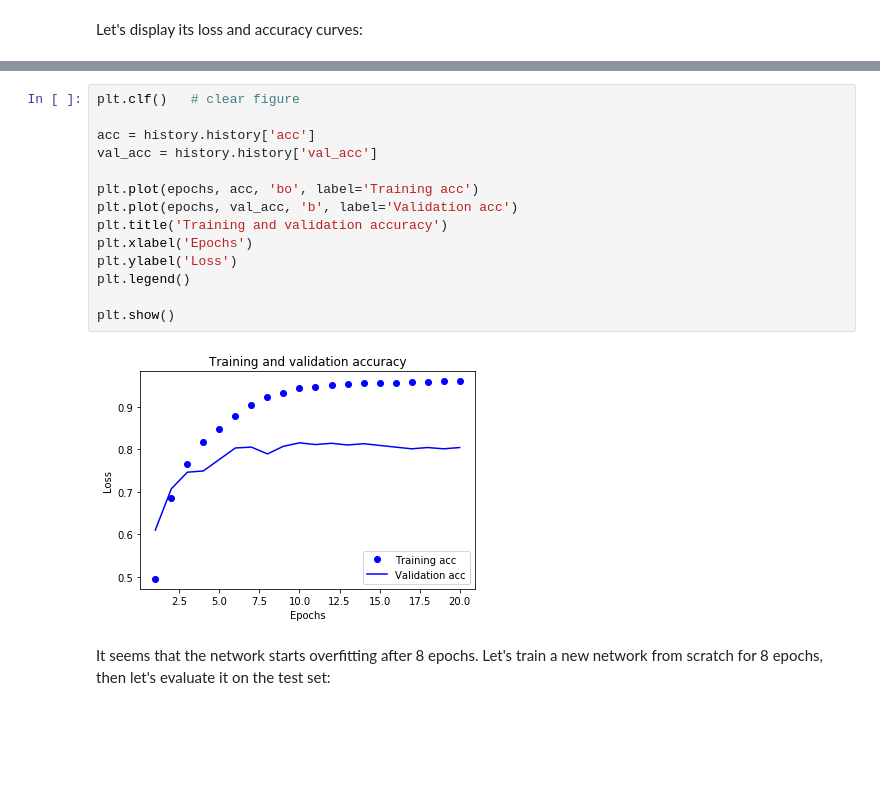
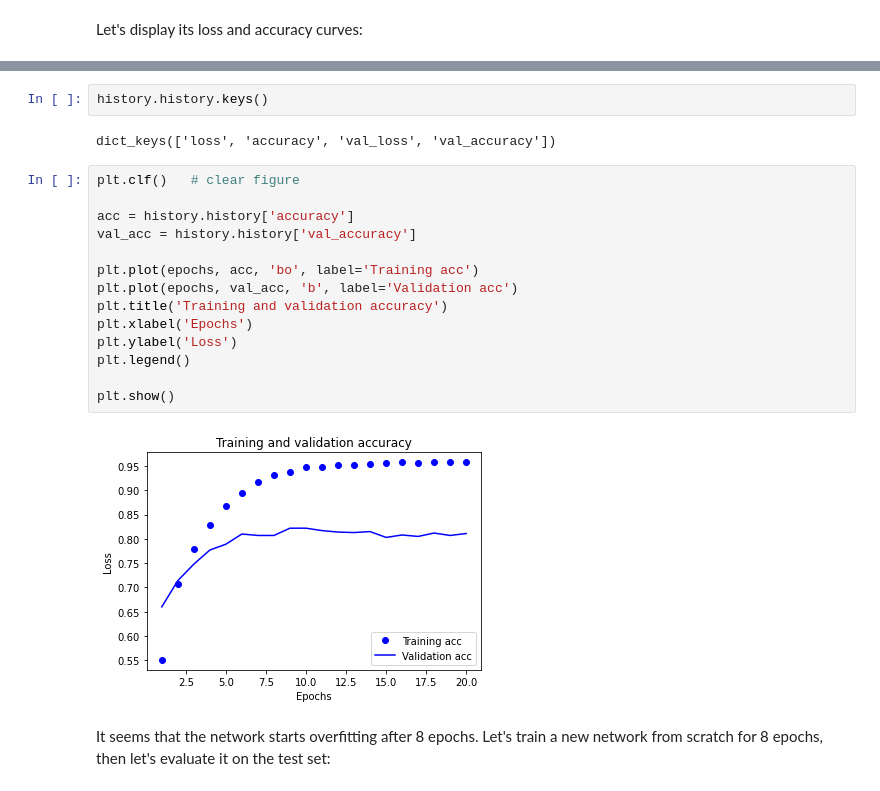
Before and after one commit to BoshiLee/kears_learning, a Jupyter notebook: training_project/book_learning/deep-learning-with-python-notebooks/3.6-classifying-newswires.ipynb, the cells around one changed output, grey strips where cells are left out. Cells and saved outputs as stored; diff of their text form; blank space fills up the shorter version.

Commit message:
update history key

```diff
--- a/training_project/book_learning/deep-learning-with-python-notebooks/3.6-classifying-newswires.ipynb
+++ b/training_project/book_learning/deep-learning-with-python-notebooks/3.6-classifying-newswires.ipynb
@@ -238,19 +238,23 @@ plt.show()
+# %%
+history.history.keys()
+# %% [output]
+dict_keys(['loss', 'accuracy', 'val_loss', 'val_accuracy'])
 # %%
 plt.clf()   # clear figure
 
-acc = history.history['acc']
-val_acc = history.history['val_acc']
+acc = history.history['accuracy']
+val_acc = history.history['val_accuracy']
 
 plt.plot(epochs, acc, 'bo', label='Training acc')
 plt.plot(epochs, val_acc, 'b', label='Validation acc')
 plt.title('Training and validation accuracy')
 plt.xlabel('Epochs')
 plt.ylabel('Loss')
 plt.legend()
 
 plt.show()
 # %% [output]
-[figure, old version]
+[figure, new version]
 # %% [markdown]
 It seems that the network starts overfitting after 8 epochs. Let's train a new network from scratch for 8 epochs, then let's evaluate it on
 the test set:
```
Also changed, not shown: parts of 8 cells of this notebook, 7 other files.
